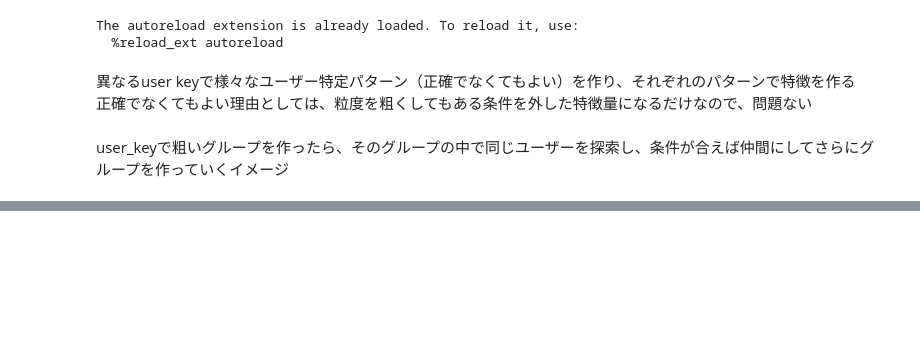
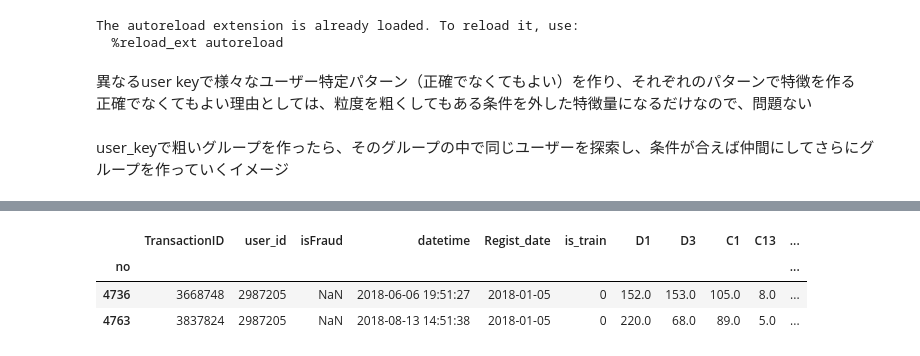
Before and after one commit to yryrgogo/ieee-fraud-5th-place, a Jupyter notebook: src/121_ieee__specific_user-1.ipynb, the cells around one changed output, grey strips where cells are left out. Cells and saved outputs as stored; diff of their text form; code cells hidden in the pictures; blank space fills up the shorter version.

```diff
--- a/src/121_ieee__specific_user-1.ipynb
+++ b/src/121_ieee__specific_user-1.ipynb
@@ -414,0 +861,12 @@ for pattern, user_keys in tqdm(list_user_keys):
+# %%
+pd.set_option('max_rows', 200)
+# テスト用
+# check_result = check.set_index('no').join(tmp_user['same_user'])
+# check_result.sort_values(by=['same_user', 'datetime'], inplace=True)
+# check_result.tail(804).head(200)
+check_result[check_result['same_user']==4736]
+# %% [output]
+|  | TransactionID | user_id | isFraud | datetime | Regist_date | is_train | D1 | D3 | C1 | C13 | ... |
+| no |  |  |  |  |  |  |  |  |  |  | ... |
+| 4736 | 3668748 | 2987205 | NaN | 2018-06-06 19:51:27 | 2018-01-05 | 0 | 152.0 | 153.0 | 105.0 | 8.0 | ... |
+| 4763 | 3837824 | 2987205 | NaN | 2018-08-13 14:51:38 | 2018-01-05 | 0 | 220.0 | 68.0 | 89.0 | 5.0 | ... |
```
Also changed, not shown: parts of 15 cells of this notebook, 5 other files.
